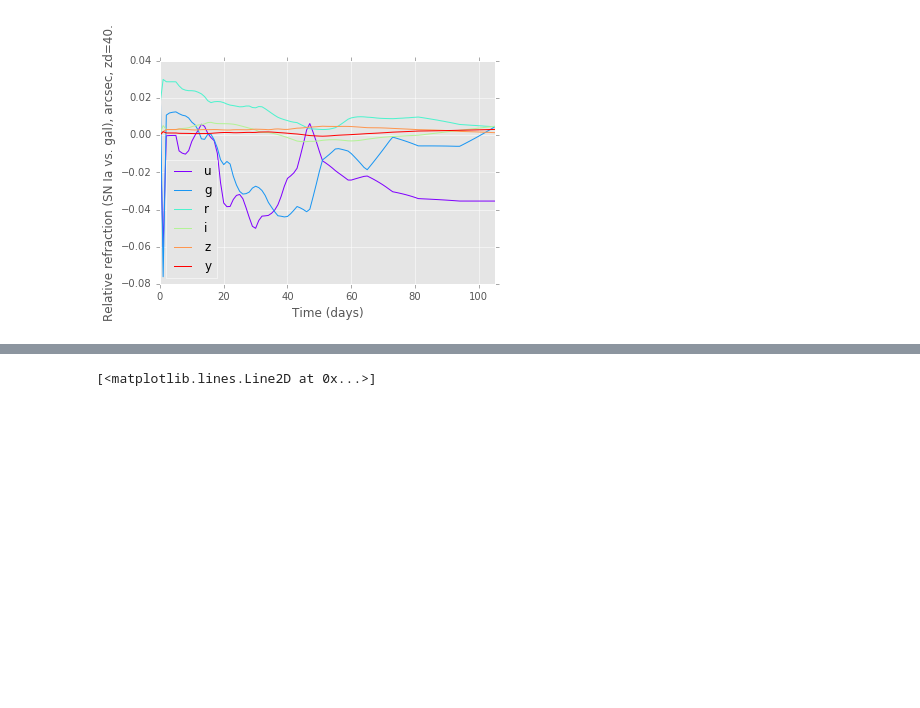
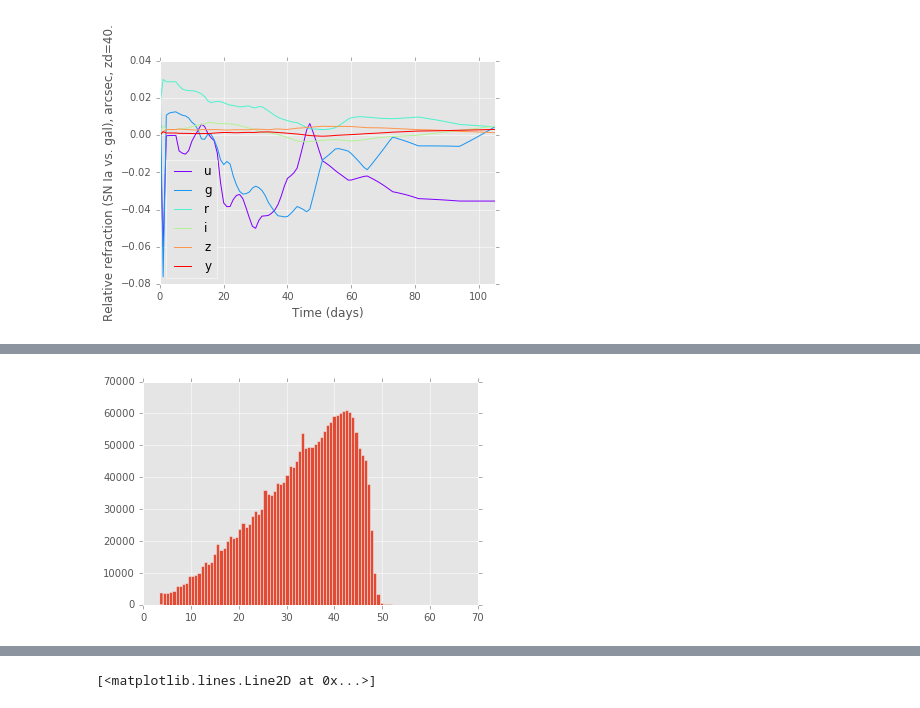
Before and after one commit to djreiss/SNDCR, a Jupyter notebook: chroma_test3.ipynb, the cells around one changed output, grey strips where cells are left out. Cells and saved outputs as stored; diff of their text form; code cells hidden in the pictures; blank space fills up the shorter version.

Commit message:
add read in of sims data

```diff
--- a/chroma_test3.ipynb
+++ b/chroma_test3.ipynb
@@ -225,0 +228,4 @@ ax.set_xlabel('Time (days)')
+# %%
+import gzip
+tab = pd.read_csv(gzip.GzipFile('airmassDist.csv.gz', 'rb'))
+sizeme(tab.head())
@@ -226,2 +239,8 @@ ax.set_xlabel('Time (days)')
+# %%
+# altitude in radians, convert to zenith angle in degrees.
+zd = 90. - tab.altitude.values * 180. / np.pi
+plt.hist(zd, bins=100);
+# %% [output]
+[figure, added]
 # %% [markdown]
 Let's make a set of contour plots of refraction vs (days, zenith distance) for `u`, `g`, `r`.
```
Also changed, not shown: parts of 9 cells of this notebook.
